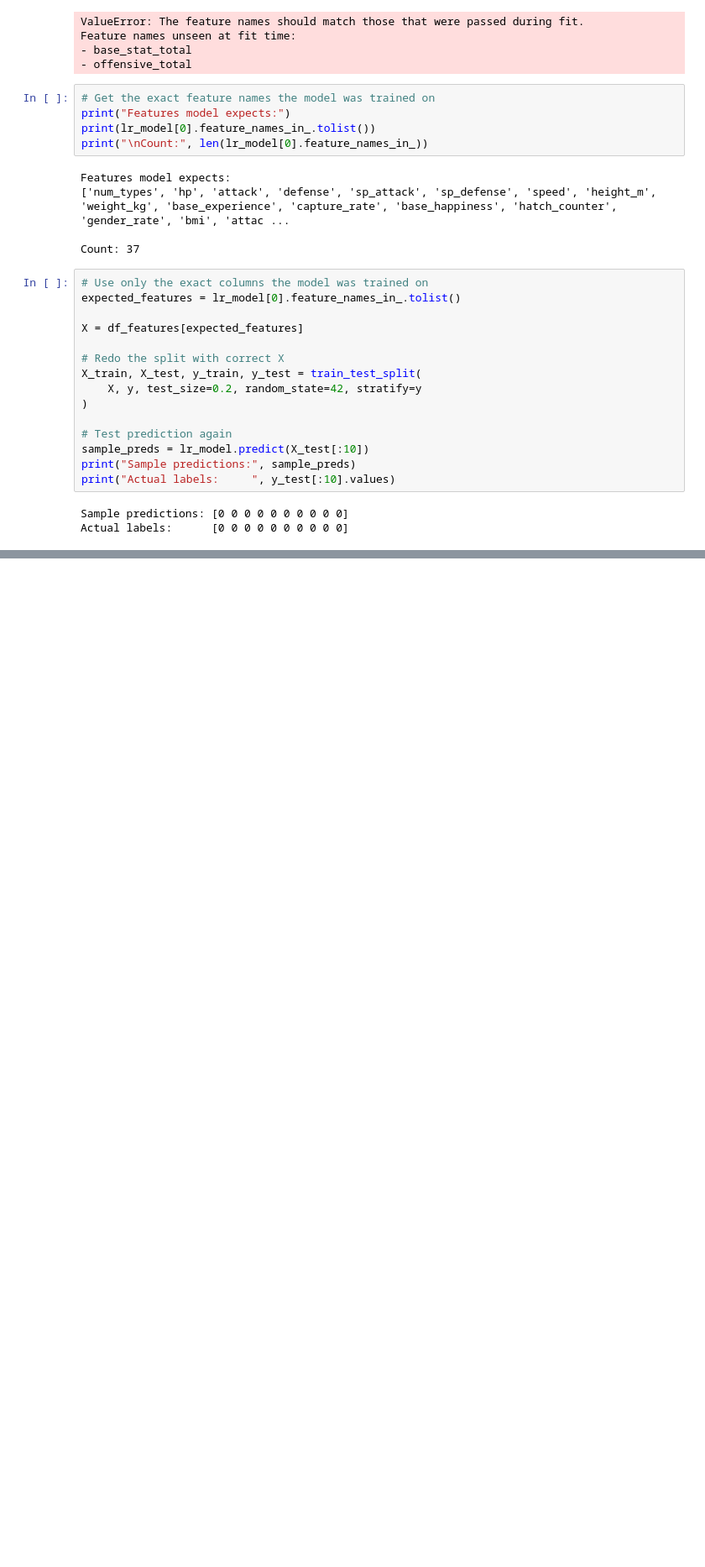
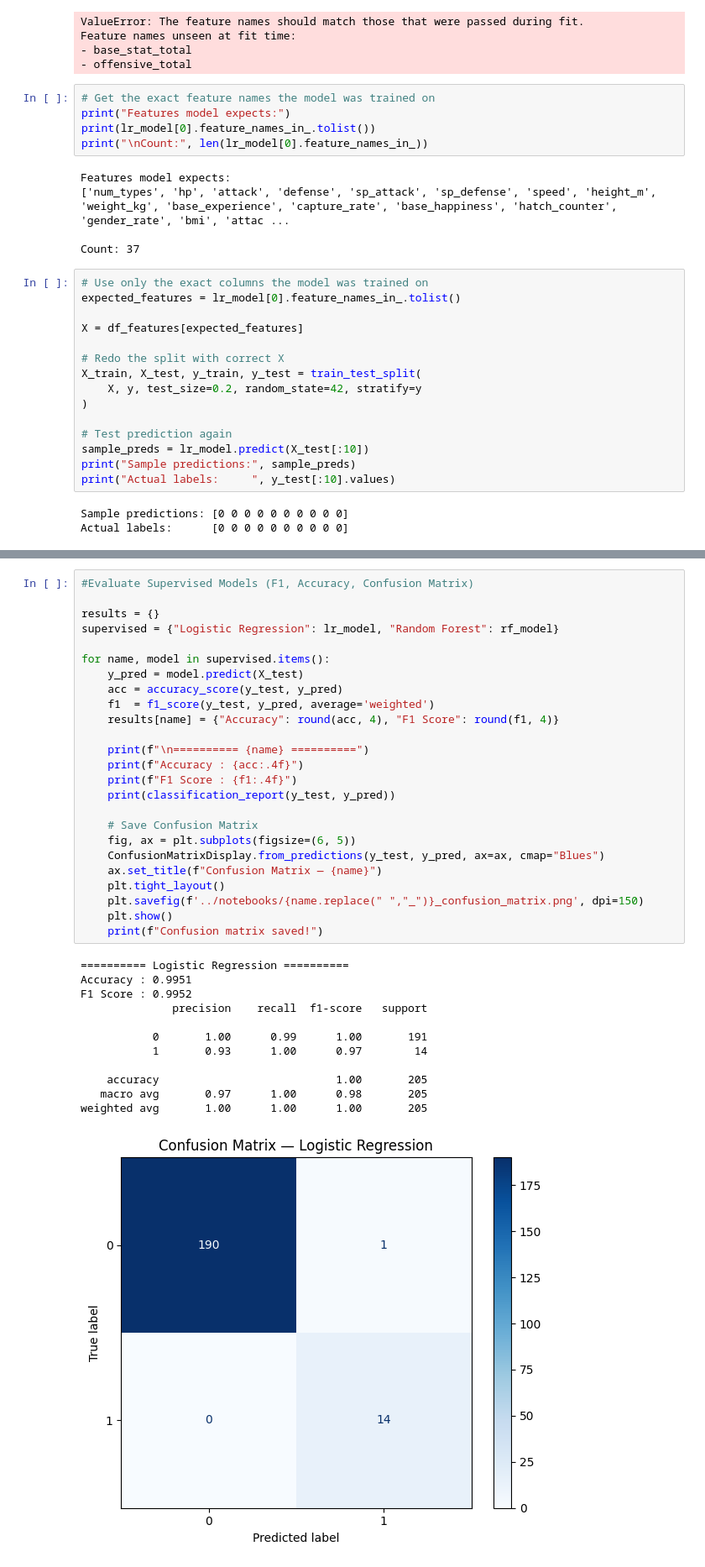
Before and after one commit to Lilvamp237/Predictive-Meta-Balance-System-for-Pokemon, a Jupyter notebook: poke-balance-sentinel/notebooks/model_evaluation.ipynb, the cells around one changed output, grey strips where cells are left out. Shown at 84% size. Saved outputs shown, nothing was run; the diff lists cells and outputs as text; blank space fills up the shorter version.

Commit message:
Added  model evaluation: metrics, confusion matrices, hyperparameter tuning

```diff
--- a/poke-balance-sentinel/notebooks/model_evaluation.ipynb
+++ b/poke-balance-sentinel/notebooks/model_evaluation.ipynb
@@ -267,0 +395,38 @@ Actual labels:      [0 0 0 0 0 0 0 0 0 0]
+# %%
+#Evaluate Supervised Models (F1, Accuracy, Confusion Matrix)
+
+results = {}
+supervised = {"Logistic Regression": lr_model, "Random Forest": rf_model}
+
+for name, model in supervised.items():
+    y_pred = model.predict(X_test)
+    acc = accuracy_score(y_test, y_pred)
+    f1  = f1_score(y_test, y_pred, average='weighted')
+    results[name] = {"Accuracy": round(acc, 4), "F1 Score": round(f1, 4)}
+
+    print(f"\n========== {name} ==========")
+    print(f"Accuracy : {acc:.4f}")
+    print(f"F1 Score : {f1:.4f}")
+    print(classification_report(y_test, y_pred))
+
+    # Save Confusion Matrix
+    fig, ax = plt.subplots(figsize=(6, 5))
+    ConfusionMatrixDisplay.from_predictions(y_test, y_pred, ax=ax, cmap="Blues")
+    ax.set_title(f"Confusion Matrix — {name}")
+    plt.tight_layout()
+    plt.savefig(f'../notebooks/{name.replace(" ","_")}_confusion_matrix.png', dpi=150)
+    plt.show()
+    print(f"Confusion matrix saved!")
+# %% [output]
+========== Logistic Regression ==========
+Accuracy : 0.9951
+F1 Score : 0.9952
+              precision    recall  f1-score   support
+
+           0       1.00      0.99      1.00       191
+           1       0.93      1.00      0.97        14
+
+    accuracy                           1.00       205
+   macro avg       0.97      1.00      0.98       205
+weighted avg       1.00      1.00      1.00       205
+[figure, added]
```
Also changed, not shown: parts of 9 cells of this notebook, 8 other files.
